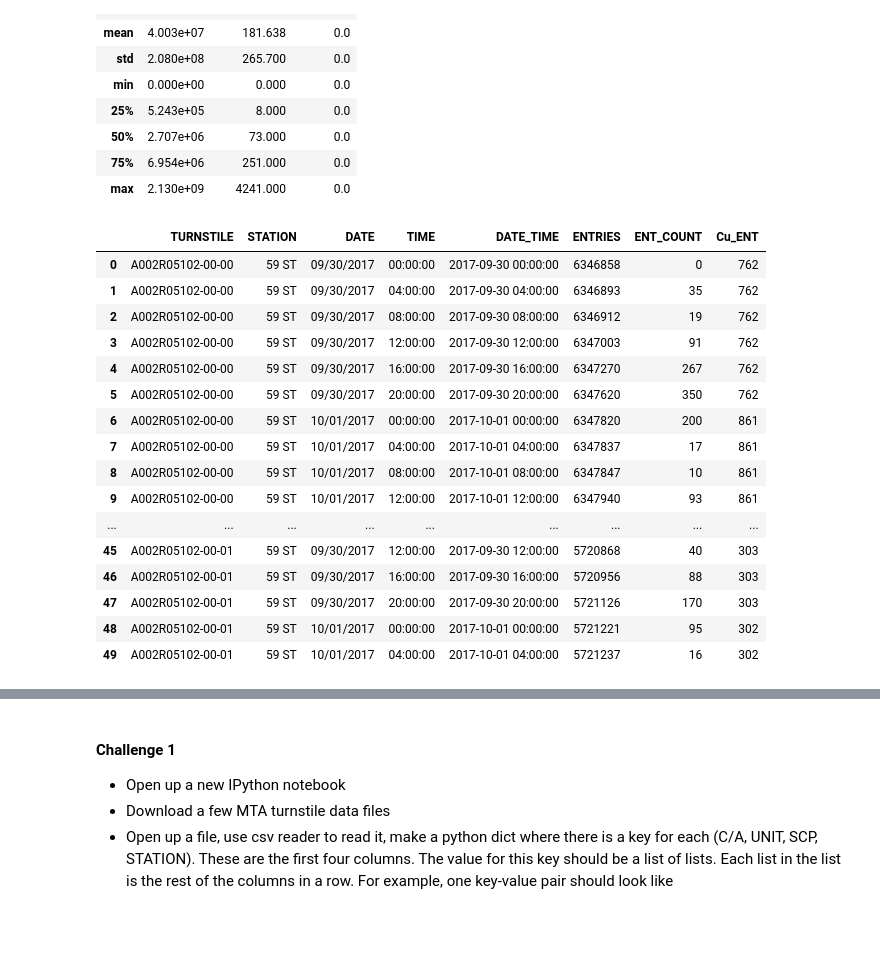
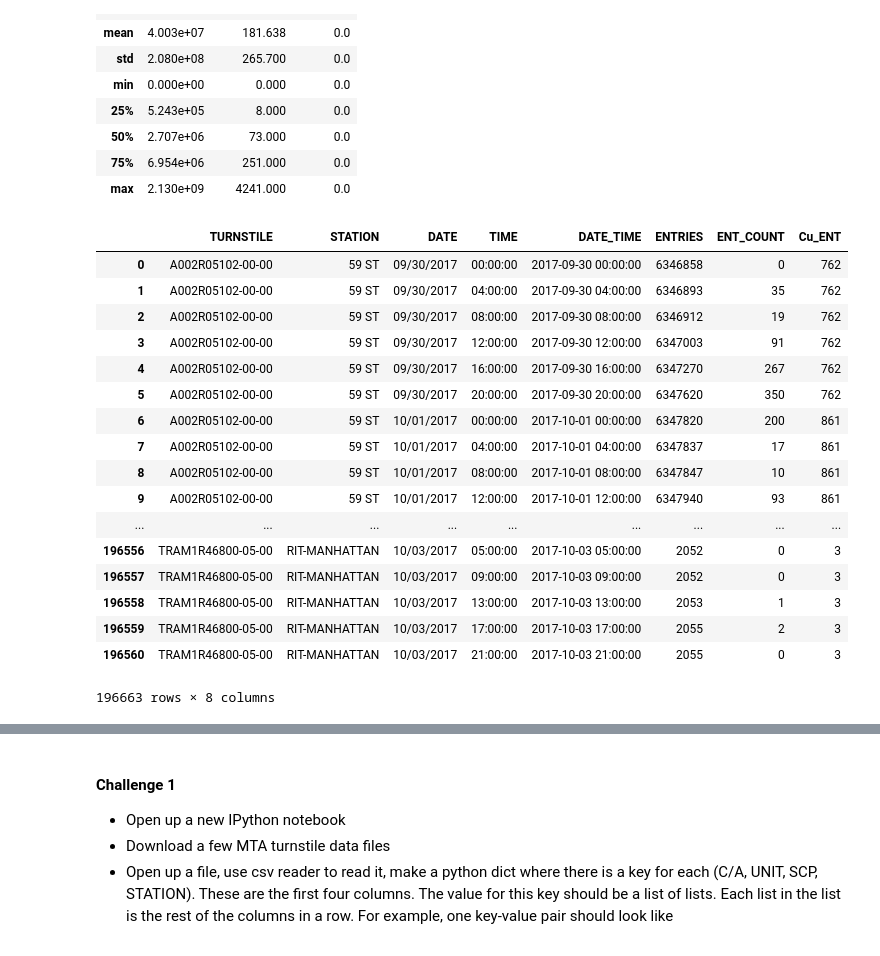
Before and after one commit to djmor12/Metis, a Jupyter notebook: Project Benson/Project 1 - Curneen.ipynb, the cells around one changed output, grey strips where cells are left out. Cells and saved outputs as stored; diff of their text form; code cells hidden in the pictures.

```diff
--- a/Project Benson/Project 1 - Curneen.ipynb
+++ b/Project Benson/Project 1 - Curneen.ipynb
@@ -142,7 +142,6 @@ tur_uni = mta.TURNSTILE.unique()
 turn = ''
 date = ''
 sum_ent = 0
-s_mta = mta.copy()
 cu_list = []
 for i in range(leng):
     #Initialing complex if, goal is to have the cumulative for each day
@@ -150,36 +149,37 @@ for i in range(leng):
         turn = mta.TURNSTILE[i]
         date = mta.DATE[i]
         beg_in = i
         sum_ent= 0
     #if the turnstile and date are the same, sum up the ent_count
     elif (turn == mta.TURNSTILE[i] and date == mta.DATE[i]):
         sum_ent += mta['ENT_COUNT'][i]
     #if either the turnstile number changes, or the date changes, dump the sum of entries,
     #and store in a new column across multpile indexes
     elif turn != mta.TURNSTILE[i] or date != df.DATE[i]:
         for j in range(i-beg_in):
             j +=beg_in
             mta.at[j, 'Cu_ENT'] = sum_ent
         turn = mta.TURNSTILE[i]
         date = mta.DATE[i]
         beg_in = i
         sum_ent = mta['ENT_COUNT'][i]
-mta.head(50)
+mta
 # %% [output]
 |  | TURNSTILE | STATION | DATE | TIME | DATE_TIME | ENTRIES | ENT_COUNT | Cu_ENT |
 | 0 | A002R05102-00-00 | 59 ST | 09/30/2017 | 00:00:00 | 2017-09-30 00:00:00 | 6346858 | 0 | 762 |
 | 1 | A002R05102-00-00 | 59 ST | 09/30/2017 | 04:00:00 | 2017-09-30 04:00:00 | 6346893 | 35 | 762 |
 | 2 | A002R05102-00-00 | 59 ST | 09/30/2017 | 08:00:00 | 2017-09-30 08:00:00 | 6346912 | 19 | 762 |
 | 3 | A002R05102-00-00 | 59 ST | 09/30/2017 | 12:00:00 | 2017-09-30 12:00:00 | 6347003 | 91 | 762 |
 | 4 | A002R05102-00-00 | 59 ST | 09/30/2017 | 16:00:00 | 2017-09-30 16:00:00 | 6347270 | 267 | 762 |
 | 5 | A002R05102-00-00 | 59 ST | 09/30/2017 | 20:00:00 | 2017-09-30 20:00:00 | 6347620 | 350 | 762 |
 | 6 | A002R05102-00-00 | 59 ST | 10/01/2017 | 00:00:00 | 2017-10-01 00:00:00 | 6347820 | 200 | 861 |
 | 7 | A002R05102-00-00 | 59 ST | 10/01/2017 | 04:00:00 | 2017-10-01 04:00:00 | 6347837 | 17 | 861 |
 | 8 | A002R05102-00-00 | 59 ST | 10/01/2017 | 08:00:00 | 2017-10-01 08:00:00 | 6347847 | 10 | 861 |
 | 9 | A002R05102-00-00 | 59 ST | 10/01/2017 | 12:00:00 | 2017-10-01 12:00:00 | 6347940 | 93 | 861 |
 | ... | ... | ... | ... | ... | ... | ... | ... | ... |
-| 45 | A002R05102-00-01 | 59 ST | 09/30/2017 | 12:00:00 | 2017-09-30 12:00:00 | 5720868 | 40 | 303 |
-| 46 | A002R05102-00-01 | 59 ST | 09/30/2017 | 16:00:00 | 2017-09-30 16:00:00 | 5720956 | 88 | 303 |
-| 47 | A002R05102-00-01 | 59 ST | 09/30/2017 | 20:00:00 | 2017-09-30 20:00:00 | 5721126 | 170 | 303 |
-| 48 | A002R05102-00-01 | 59 ST | 10/01/2017 | 00:00:00 | 2017-10-01 00:00:00 | 5721221 | 95 | 302 |
-| 49 | A002R05102-00-01 | 59 ST | 10/01/2017 | 04:00:00 | 2017-10-01 04:00:00 | 5721237 | 16 | 302 |
+| 196556 | TRAM1R46800-05-00 | RIT-MANHATTAN | 10/03/2017 | 05:00:00 | 2017-10-03 05:00:00 | 2052 | 0 | 3 |
+| 196557 | TRAM1R46800-05-00 | RIT-MANHATTAN | 10/03/2017 | 09:00:00 | 2017-10-03 09:00:00 | 2052 | 0 | 3 |
+| 196558 | TRAM1R46800-05-00 | RIT-MANHATTAN | 10/03/2017 | 13:00:00 | 2017-10-03 13:00:00 | 2053 | 1 | 3 |
+| 196559 | TRAM1R46800-05-00 | RIT-MANHATTAN | 10/03/2017 | 17:00:00 | 2017-10-03 17:00:00 | 2055 | 2 | 3 |
+| 196560 | TRAM1R46800-05-00 | RIT-MANHATTAN | 10/03/2017 | 21:00:00 | 2017-10-03 21:00:00 | 2055 | 0 | 3 |
+196663 rows × 8 columns
```
Also changed, not shown: parts of 3 cells of this notebook.
